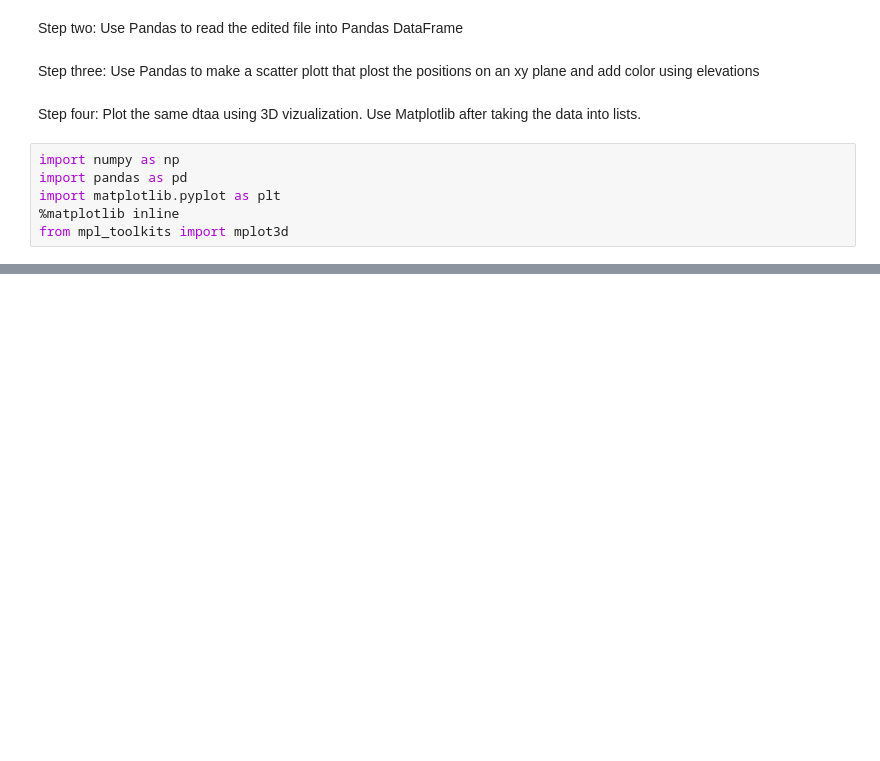
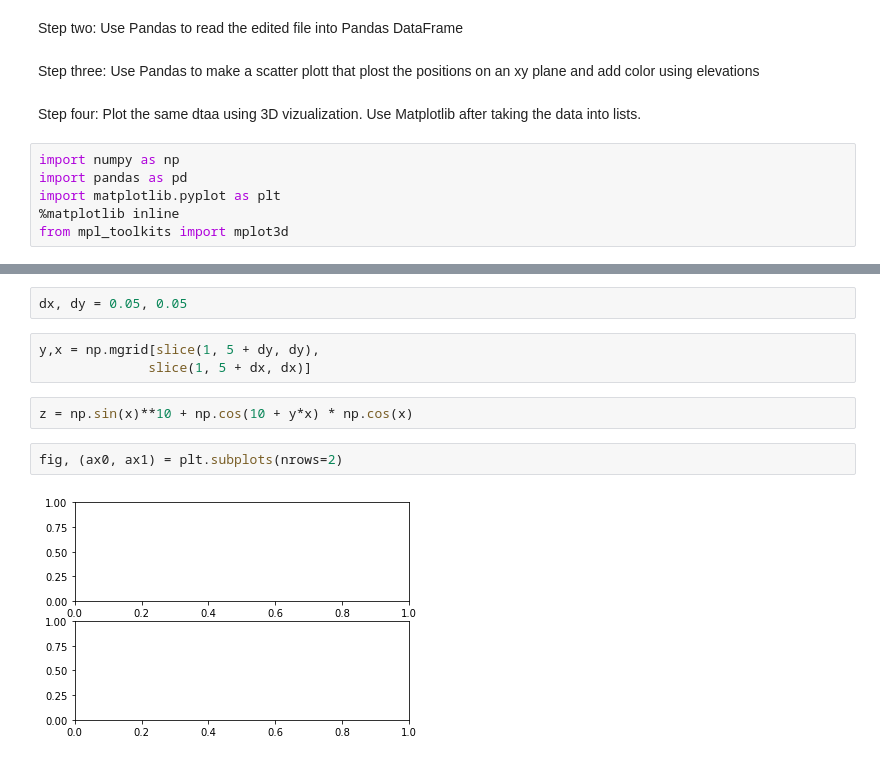
Before and after one commit to daxsoule/covis, a Jupyter notebook: gonzalez/COVIS_project/gonzalez_project.ipynb, the cells around one changed output, grey strips where cells are left out. Saved outputs shown, nothing was run; the diff lists cells and outputs as text; blank space fills up the shorter version.

```diff
--- a/gonzalez/COVIS_project/gonzalez_project.ipynb
+++ b/gonzalez/COVIS_project/gonzalez_project.ipynb
@@ -18,0 +82,11 @@ To understand the data we are going to draw we muct first link it to our Pandas
+# %%
+dx, dy = 0.05, 0.05
+# %%
+y,x = np.mgrid[slice(1, 5 + dy, dy),
+              slice(1, 5 + dx, dx)]
+# %%
+z = np.sin(x)**10 + np.cos(10 + y*x) * np.cos(x)
+# %%
+fig, (ax0, ax1) = plt.subplots(nrows=2)
+# %% [output]
+[figure, added]
```
Also changed, not shown: parts of 26 cells of this notebook, 16 other files.
